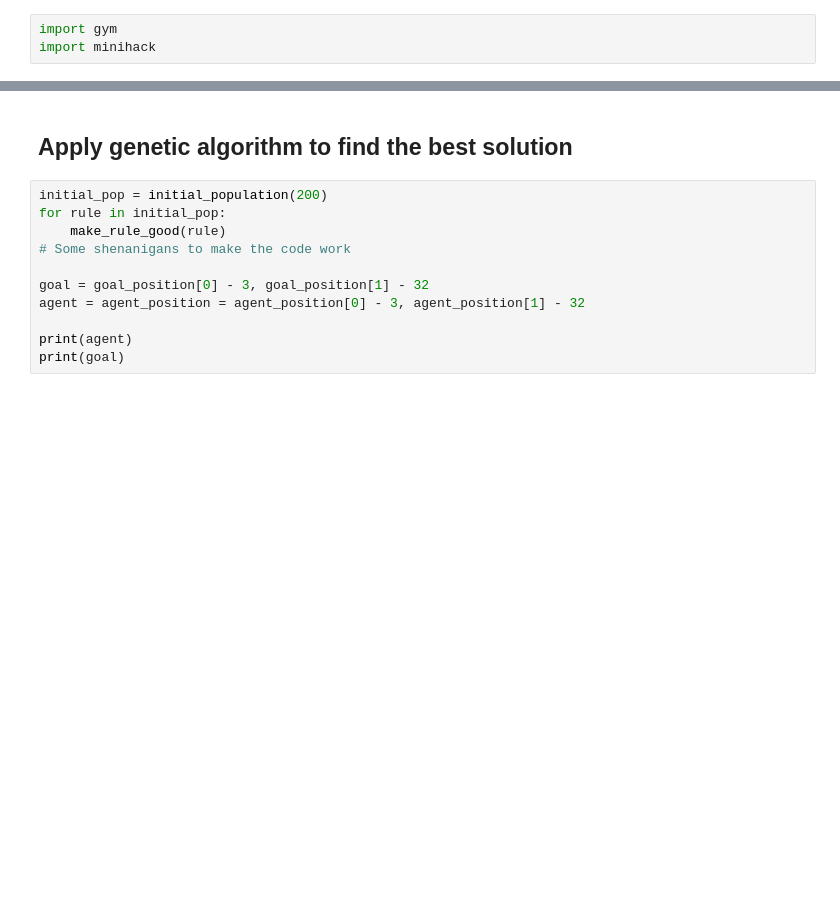
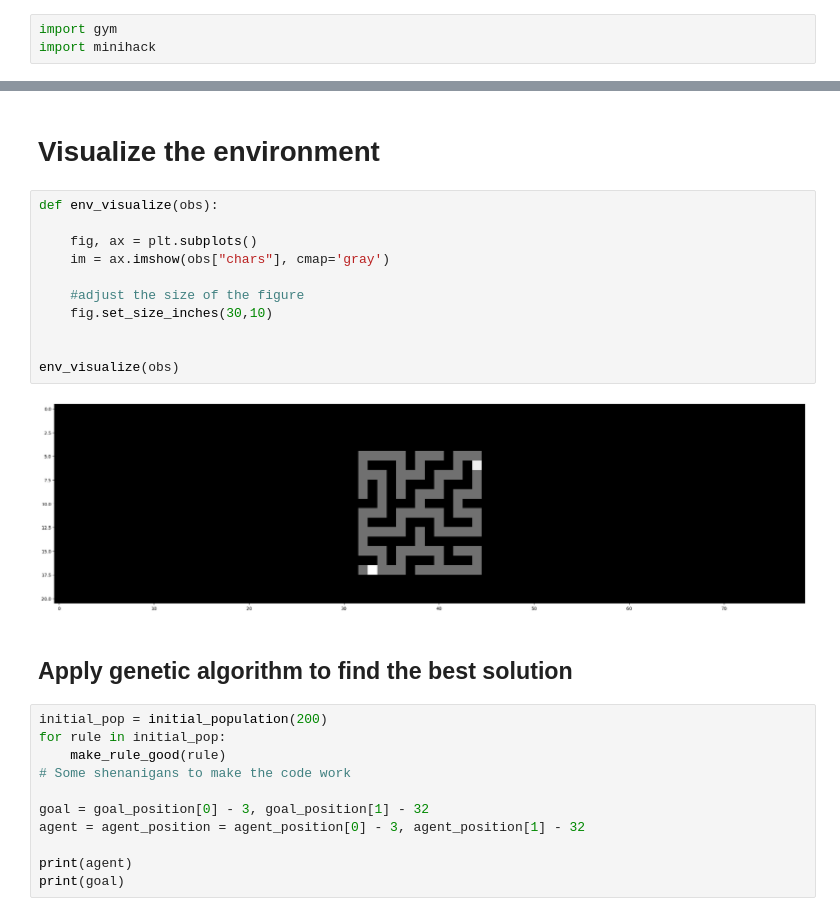
Before and after one commit to U-n-Own/minihack-evolution, a Jupyter notebook: genetic_room/prova_algoritmo_genetico.ipynb, the cells around one changed output, grey strips where cells are left out. Saved outputs shown, nothing was run; the diff lists cells and outputs as text; blank space fills up the shorter version.

```diff
--- a/genetic_room/prova_algoritmo_genetico.ipynb
+++ b/genetic_room/prova_algoritmo_genetico.ipynb
@@ -55,3 +80,18 @@ Dlvl:1 $:0 HP:12(12) Pw:2(2) AC:7 Xp:1/0
+# %% [markdown]
+# Visualize the environment
+# %%
+def env_visualize(obs):
+
+    fig, ax = plt.subplots()
+    im = ax.imshow(obs["chars"], cmap='gray')
+
+    #adjust the size of the figure
+    fig.set_size_inches(30,10)
+
+
+env_visualize(obs)
+# %% [output]
+[figure, added]
 # %% [markdown]
 ## Apply genetic algorithm to find the best solution
 # %%
```
Also changed, not shown: parts of 12 cells of this notebook.
